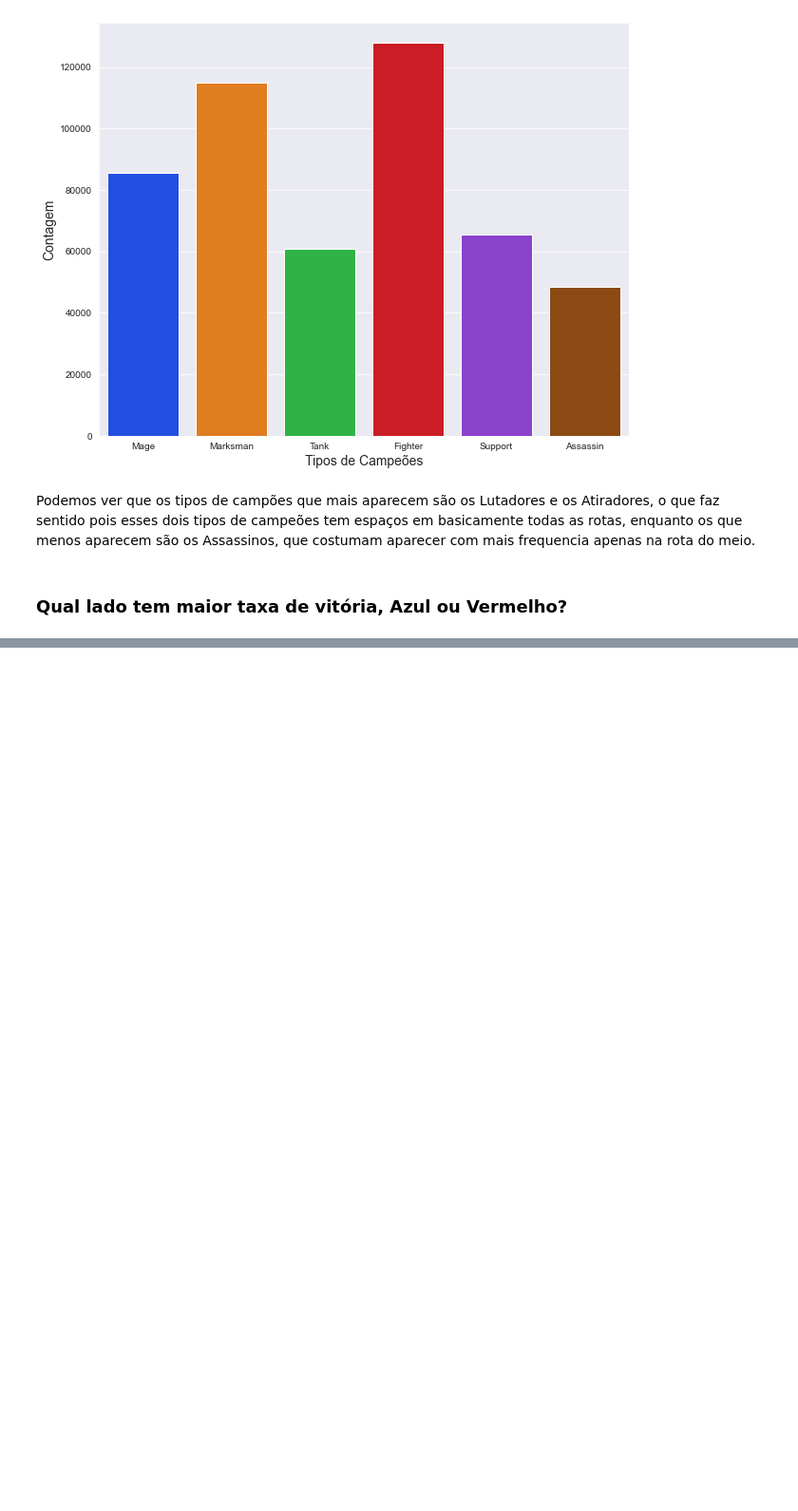
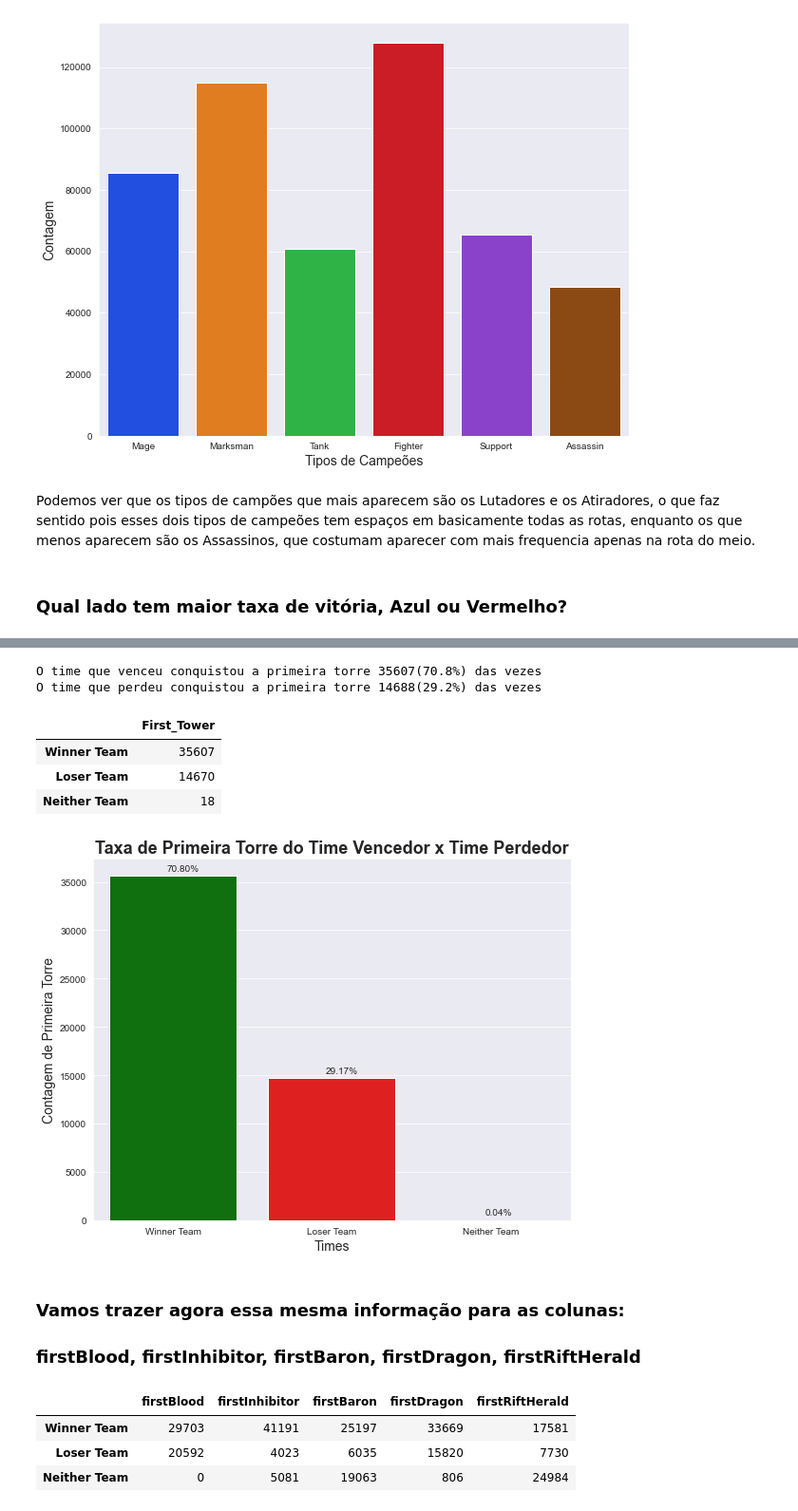
Before and after one commit to rafajovelho/League-Of-Legends-Data-Analysys, a Jupyter notebook: LoL.ipynb, the cells around one changed output, grey strips where cells are left out. Shown: that part at 95% size. Saved outputs shown, nothing was run; the diff lists cells and outputs as text; code cells hidden in the pictures; blank space fills up the shorter version.

Commit message:
Análise de dados de partidades de LoL

```diff
--- a/LoL.ipynb
+++ b/LoL.ipynb
@@ -634,0 +654,40 @@ for p in ax.patches:
+# %%
+# quero saber quantas vezes o vencedor e o perdedor conseguiu o objetivo de primeira torre
+winner = df[(df.winner == df.firstTower)]
+loser = df[(df.winner != df.firstTower)]
+neither = df[(df.firstTower == 'neither')]
+# %%
+print(f'O time que venceu conquistou a primeira torre {len(winner)}({round(len(winner)/len(df)*100,2)}%) das vezes')
+print(f'O time que perdeu conquistou a primeira torre {len(loser)}({round(len(loser)/len(df)*100,2)}%) das vezes')
+# %% [output]
+O time que venceu conquistou a primeira torre 35607(70.8%) das vezes
+O time que perdeu conquistou a primeira torre 14688(29.2%) das vezes
+# %%
+# Para plotar esses dados, vamos adicioná-los em outra tabela.
+df_ft = pd.DataFrame([len(winner), (len(loser)-len(neither)), len(neither)], columns = ['First_Tower'],
+index = ['Winner Team', 'Loser Team', 'Neither Team'])
+df_ft
+# %% [output]
+|  | First_Tower |
+| Winner Team | 35607 |
+| Loser Team | 14670 |
+| Neither Team | 18 |
+# %%
+plt.figure(figsize=(9,7))
+
+cores = ['green', 'red', 'gray']
+
+ax = sns.barplot(data = df_ft, x= df_ft.index ,y = 'First_Tower', palette = cores, orient= 'v')
+
+
+for p in ax.patches:
+    ax.annotate('{:.2f}%'.format((p.get_height()*100)/len(df)), (p.get_x()+.36, p.get_height()+500)) # ax.anottate(str, (coord x,y))
+
+    plt.title('Taxa de Primeira Torre do Time Vencedor x Time Perdedor',fontdict={'fontsize': 18}, fontweight = 'bold')
+    plt.xlabel('Times', fontdict={'fontsize': 14})
+    plt.ylabel('Contagem de Primeira Torre', fontdict={'fontsize': 14})
+# %% [output]
+[figure, added]
+# %% [markdown]
+### Vamos trazer agora essa mesma informação para as colunas:
+### firstBlood, firstInhibitor, firstBaron, firstDragon, firstRiftHerald
@@ -634,0 +708,7 @@ for p in ax.patches:
+# %%
+df_firsts
+# %% [output]
+|  | firstBlood | firstInhibitor | firstBaron | firstDragon | firstRiftHerald |
+| Winner Team | 29703 | 41191 | 25197 | 33669 | 17581 |
+| Loser Team | 20592 | 4023 | 6035 | 15820 | 7730 |
+| Neither Team | 0 | 5081 | 19063 | 806 | 24984 |
```
Also changed, not shown: parts of 9 cells of this notebook.
